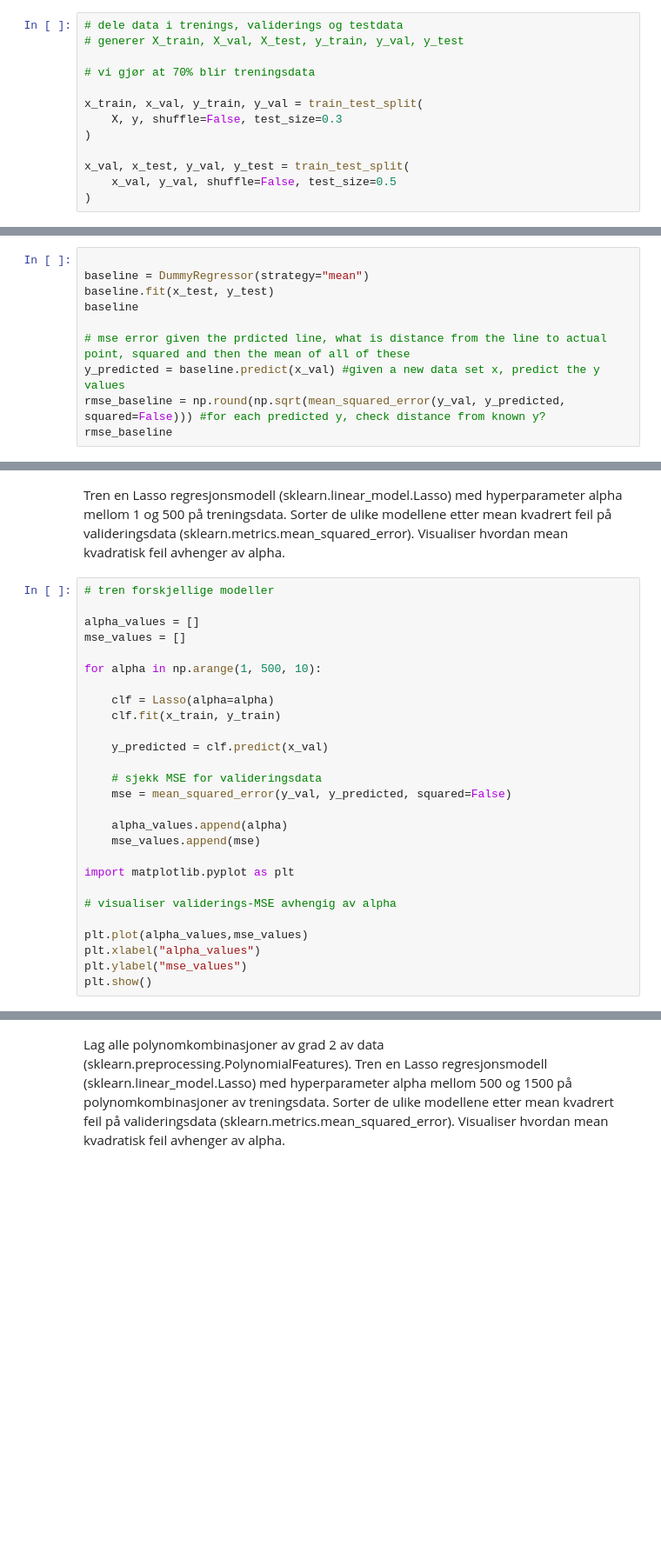
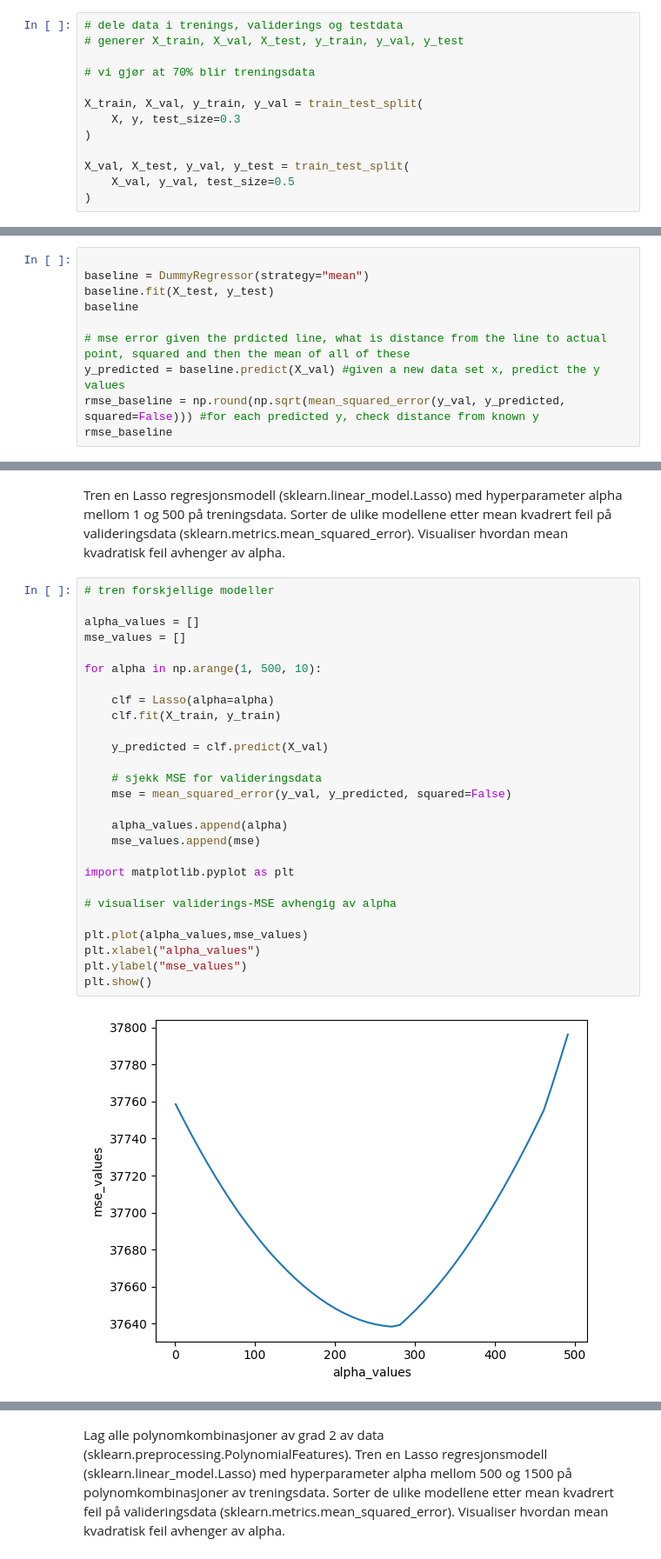
Before and after one commit to Freskoko/INF161_H23, a Jupyter notebook: labs/lab-4a-datamodellering-huspris.ipynb, the cells around one changed output, grey strips where cells are left out. Shown at 87% size. Cells and saved outputs as stored; diff of their text form; blank space fills up the shorter version.

```diff
--- a/labs/lab-4a-datamodellering-huspris.ipynb
+++ b/labs/lab-4a-datamodellering-huspris.ipynb
@@ -34,22 +34,22 @@ Del data i trenings-, validerigns-, og testdata med størrelser 70%, 15%, 15% av
 
 # vi gjør at 70% blir treningsdata
 
-x_train, x_val, y_train, y_val = train_test_split(
-    X, y, shuffle=False, test_size=0.3
+X_train, X_val, y_train, y_val = train_test_split(
+    X, y, test_size=0.3
 )
 
-x_val, x_test, y_val, y_test = train_test_split(
-    x_val, y_val, shuffle=False, test_size=0.5
+X_val, X_test, y_val, y_test = train_test_split(
+    X_val, y_val, test_size=0.5
 )
 # %% [markdown]
 Tren en Grunnlinjemodell på treningsdata og finn validerings-RMSE.
 # %%
 
 baseline = DummyRegressor(strategy="mean")
-baseline.fit(x_test, y_test)
+baseline.fit(X_test, y_test)
 baseline
 
 # mse error given the prdicted line, what is distance from the line to actual point, squared and then the mean of all of these
-y_predicted = baseline.predict(x_val) #given a new data set x, predict the y values
-rmse_baseline = np.round(np.sqrt(mean_squared_error(y_val, y_predicted, squared=False))) #for each predicted y, check distance from known y?
+y_predicted = baseline.predict(X_val) #given a new data set x, predict the y values
+rmse_baseline = np.round(np.sqrt(mean_squared_error(y_val, y_predicted, squared=False))) #for each predicted y, check distance from known y
 rmse_baseline
@@ -59,29 +61,31 @@ Visualiser hvordan mean kvadratisk feil avhenger av alpha.
 # %%
 # tren forskjellige modeller
 
 alpha_values = []
 mse_values = []
 
 for alpha in np.arange(1, 500, 10):
 
     clf = Lasso(alpha=alpha)
-    clf.fit(x_train, y_train)
+    clf.fit(X_train, y_train)
 
-    y_predicted = clf.predict(x_val)
+    y_predicted = clf.predict(X_val)
 
     # sjekk MSE for valideringsdata
     mse = mean_squared_error(y_val, y_predicted, squared=False)
 
     alpha_values.append(alpha)
     mse_values.append(mse)
 
 import matplotlib.pyplot as plt
 
 # visualiser validerings-MSE avhengig av alpha
 
 plt.plot(alpha_values,mse_values)
 plt.xlabel("alpha_values")
 plt.ylabel("mse_values")
 plt.show()
+# %% [output]
+[figure, added]
 # %% [markdown]
 ## Visualization comment
```
Also changed, not shown: parts of 10 cells of this notebook, 3 other files.
